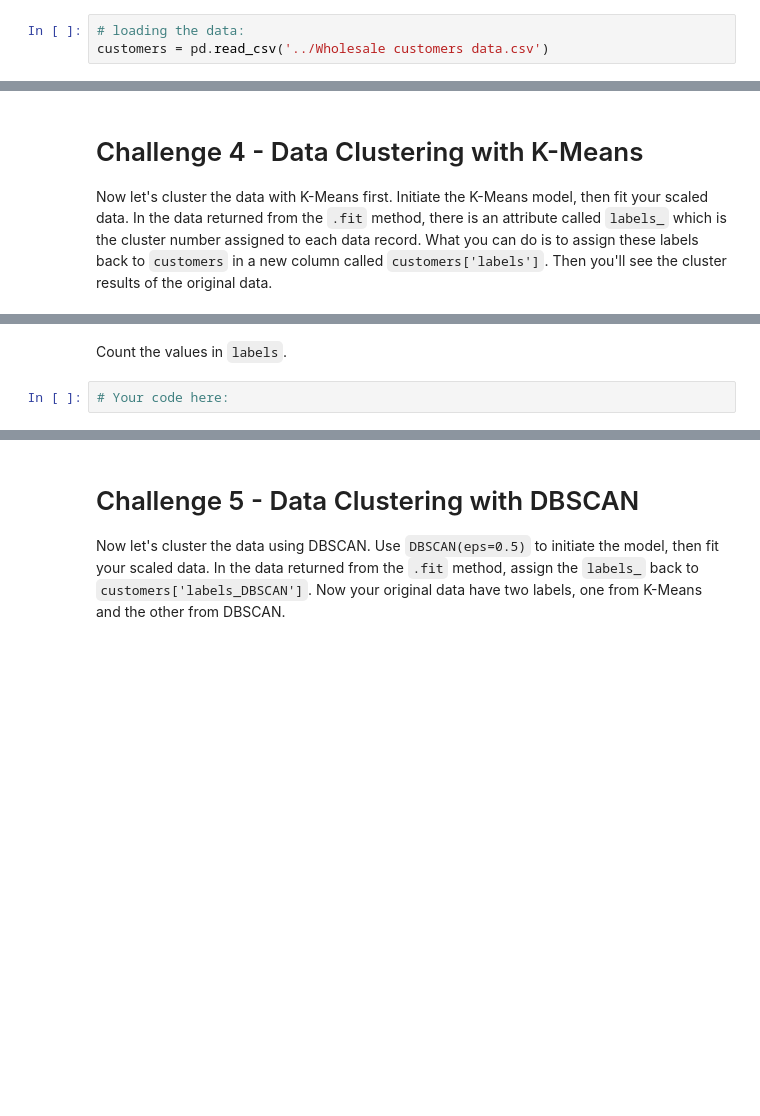
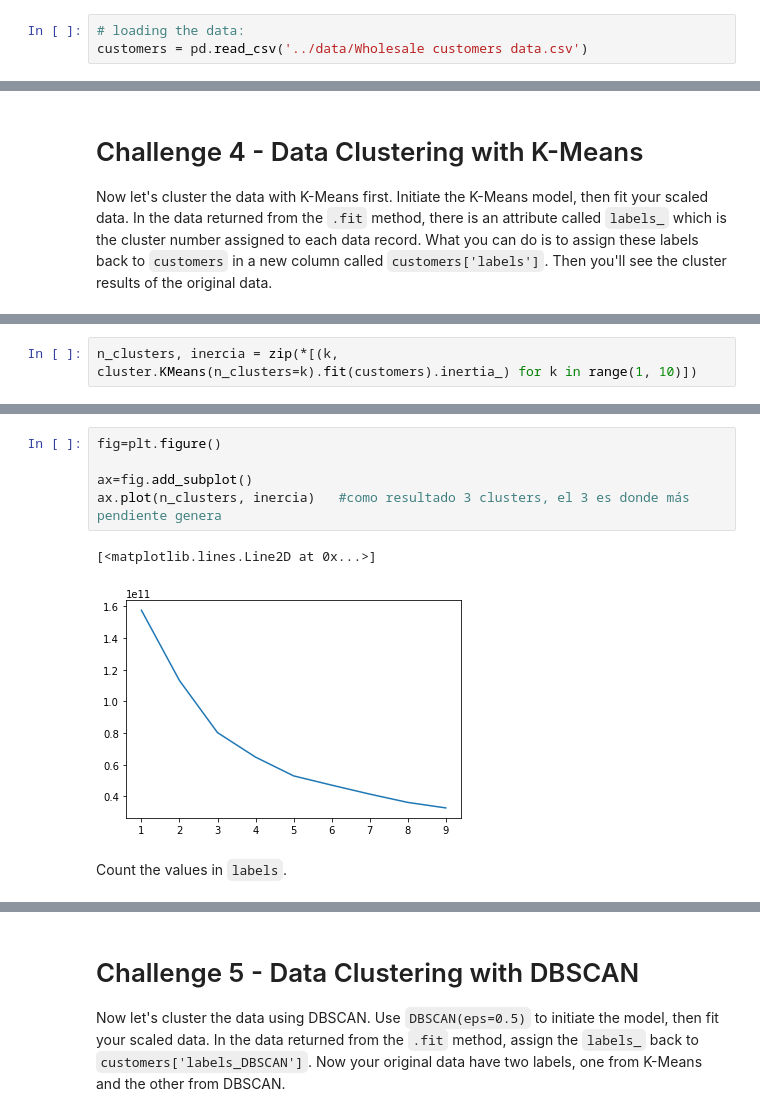
Before and after one commit to Ironhack-Data-Madrid-Mayo-2022/7.4-lab-unsupervised-learning, a Jupyter notebook: your-code/main.ipynb, the cells around one changed output, grey strips where cells are left out. Cells and saved outputs as stored; diff of their text form; blank space fills up the shorter version.

Commit message:
kmean & db

```diff
--- a/your-code/main.ipynb
+++ b/your-code/main.ipynb
@@ -26,7 +31,7 @@ In this lab, we will use a dataset containing information about customer prefere
 The origin of the dataset is [here](https://archive.ics.uci.edu/ml/datasets/wholesale+customers).
 # %%
 # loading the data:
-customers = pd.read_csv('../Wholesale customers data.csv')
+customers = pd.read_csv('../data/Wholesale customers data.csv')
 # %% [markdown]
 #### Explore the dataset with mathematical and visualization techniques. What do you find?
 
@@ -99 +167,3 @@ from sklearn.cluster import KMeans
 # Your code here:
+# %%
+n_clusters, inercia = zip(*[(k, cluster.KMeans(n_clusters=k).fit(customers).inertia_) for k in range(1, 10)])
@@ -100,4 +182,10 @@ from sklearn.cluster import KMeans
+# %%
+fig=plt.figure()
+
+ax=fig.add_subplot()
+ax.plot(n_clusters, inercia)   #como resultado 3 clusters, el 3 es donde más pendiente genera
+# %% [output]
+[<matplotlib.lines.Line2D at 0x...>]
+[figure, added]
 # %% [markdown]
 Count the values in `labels`.
-# %%
-# Your code here:
```
Also changed, not shown: parts of 19 cells of this notebook.
